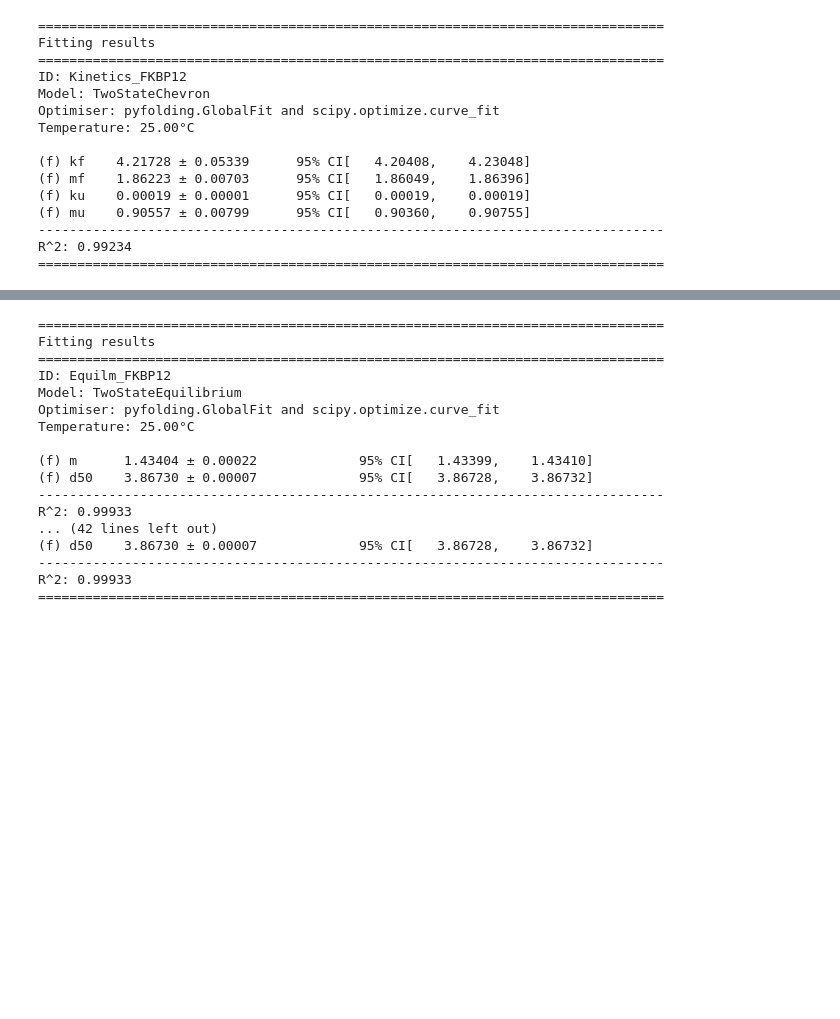
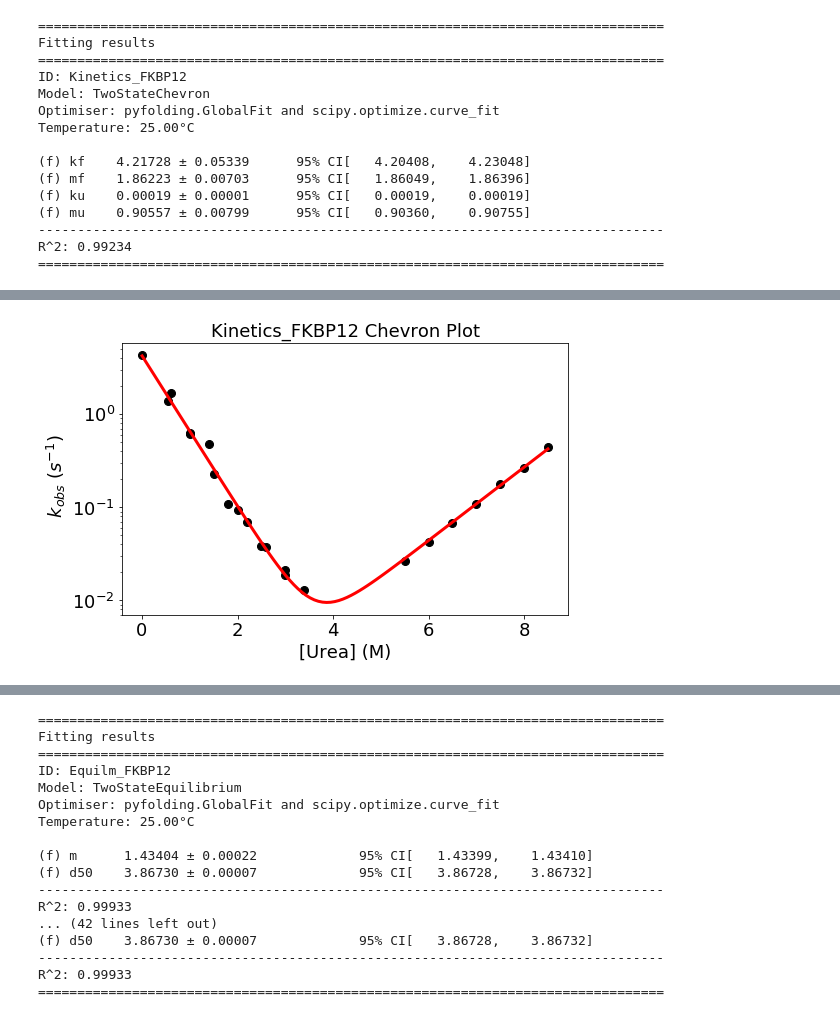
Before and after one commit to quantumjot/PyFolding, a Jupyter notebook: notebooks/SI1_FoldingModels1.ipynb, the cells around one changed output, grey strips where cells are left out. Cells and saved outputs as stored; diff of their text form; code cells hidden in the pictures; blank space fills up the shorter version.

```diff
--- a/notebooks/SI1_FoldingModels1.ipynb
+++ b/notebooks/SI1_FoldingModels1.ipynb
@@ -287,3 +298,7 @@ pyfolding.plot_chevron(Kinetics_FKBP12)
+# %%
+Kinetics_FKBP12.plot(save='/Users/ergm/Desktop/test.pdf')
+# %% [output]
+[figure, added]
 # %% [markdown]
 ---
 
```
Also changed, not shown: parts of 31 cells of this notebook, 13 other files.
